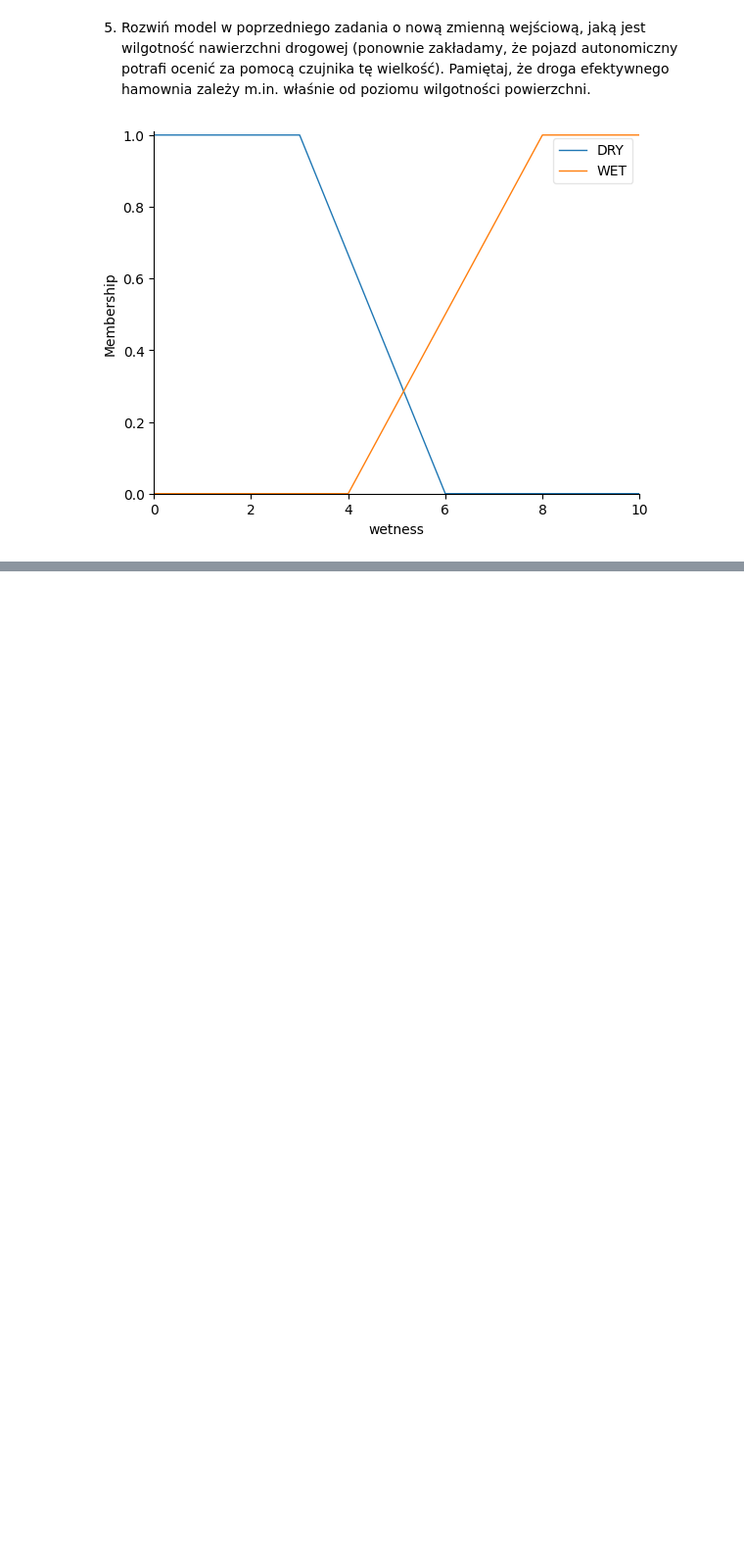
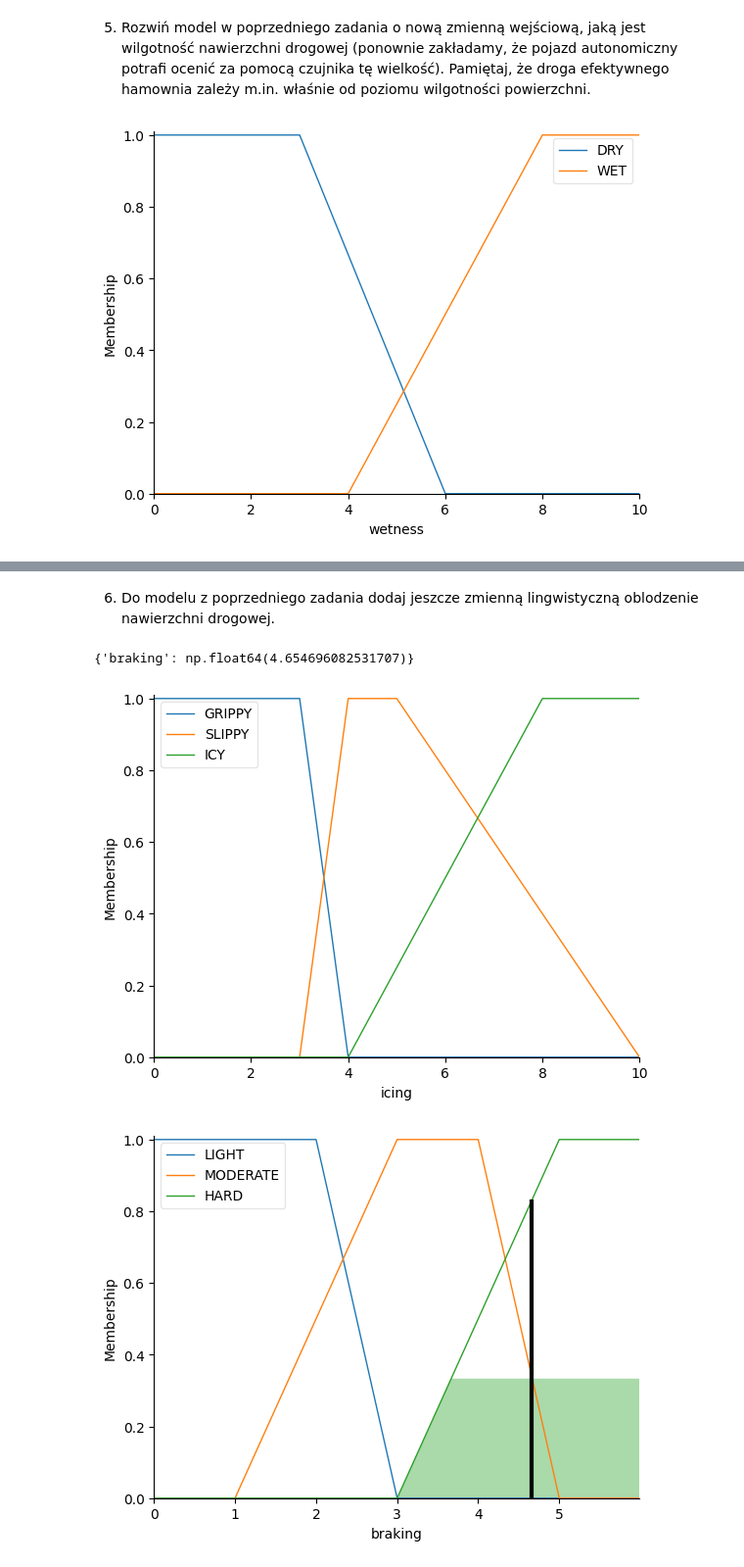
Before and after one commit to pppfkp/systemy_rozmyte, a Jupyter notebook: lab2/tipper.ipynb, the cells around one changed output, grey strips where cells are left out. Shown at 98% size. Cells and saved outputs as stored; diff of their text form; code cells hidden in the pictures; blank space fills up the shorter version.

```diff
--- a/lab2/tipper.ipynb
+++ b/lab2/tipper.ipynb
@@ -140,0 +153,56 @@ print(braking_simulation.output)
+# %% [markdown]
+6. Do modelu z poprzedniego zadania dodaj jeszcze zmienną lingwistyczną oblodzenie nawierzchni
+drogowej.
+# %%
+# zmienna wejściowa
+icing = ctrl.Antecedent(np.arange(0, 11, 1), 'icing')
+# funkcje przynależności do zmiennej wejściowej
+icing['GRIPPY'] = fuzz.trapmf(wetness.universe, [0, 0, 3, 4])
+icing['SLIPPY'] = fuzz.trapmf(wetness.universe, [3, 4, 5, 10])
+icing['ICY'] = fuzz.trapmf(wetness.universe, [4, 8, 10, 10])
+icing.view()
+
+rule1 = ctrl.Rule(wetness['WET'] & distance['EXTREMELY NEAR'] & icing["GRIPPY"], braking['HARD'])
+rule2 = ctrl.Rule(wetness['DRY'] & distance['EXTREMELY NEAR'] & icing["GRIPPY"], braking['HARD'])
+rule3 = ctrl.Rule(wetness['WET'] & distance['NEAR'] & icing["GRIPPY"],  braking['HARD'])
+rule4 = ctrl.Rule(wetness['DRY'] & distance['NEAR'] & icing["GRIPPY"], braking['MODERATE'])
+rule5 = ctrl.Rule(wetness['WET'] & distance['IDEAL'] & icing["GRIPPY"], braking['MODERATE'])
+rule6 = ctrl.Rule(wetness['DRY'] & distance['IDEAL'] & icing["GRIPPY"], braking['LIGHT'])
+rule7 = ctrl.Rule(wetness['WET'] & distance['FAR'] & icing["GRIPPY"], braking['LIGHT'])
+rule8 = ctrl.Rule(wetness['DRY'] & distance['FAR'] & icing["GRIPPY"], braking['LIGHT'])
+rule9 = ctrl.Rule(wetness['WET'] & distance['EXTREMELY NEAR'] & icing["SLIPPY"], braking['HARD'])
+rule10 = ctrl.Rule(wetness['DRY'] & distance['EXTREMELY NEAR'] & icing["SLIPPY"], braking['HARD'])
+rule11 = ctrl.Rule(wetness['WET'] & distance['NEAR'] & icing["SLIPPY"], braking['HARD'])
+rule12 = ctrl.Rule(wetness['DRY'] & distance['NEAR'] & icing["SLIPPY"], braking['HARD'])
+rule13 = ctrl.Rule(wetness['WET'] & distance['IDEAL'] & icing["SLIPPY"], braking['MODERATE'])
+rule14= ctrl.Rule(wetness['DRY'] & distance['IDEAL']  & icing["SLIPPY"], braking['LIGHT'])
+rule15 = ctrl.Rule(wetness['WET'] & distance['FAR']  & icing["SLIPPY"], braking['LIGHT'])
+rule16 = ctrl.Rule(wetness['DRY'] & distance['FAR'] & icing["SLIPPY"], braking['LIGHT'])
+rule17 = ctrl.Rule(wetness['WET'] & distance['EXTREMELY NEAR'] & icing["ICY"], braking['HARD'])
+rule18 = ctrl.Rule(wetness['DRY'] & distance['EXTREMELY NEAR'] & icing["ICY"], braking['HARD'])
+rule19 = ctrl.Rule(wetness['WET'] & distance['NEAR'] & icing["ICY"], braking['HARD'])
+rule20 = ctrl.Rule(wetness['DRY'] & distance['NEAR'] & icing["ICY"], braking['HARD'])
+rule21 = ctrl.Rule(wetness['WET'] & distance['IDEAL'] & icing["ICY"], braking['MODERATE'])
+rule22 = ctrl.Rule(wetness['DRY'] & distance['IDEAL'] & icing["ICY"], braking['LIGHT'])
+rule23 = ctrl.Rule(wetness['WET'] & distance['FAR'] & icing["ICY"], braking['LIGHT'])
+rule24 = ctrl.Rule(wetness['DRY'] & distance['FAR'] & icing["ICY"], braking['LIGHT'])
+
+braking_ctrl = ctrl.ControlSystem([rule1, rule2, rule3, rule4, rule5, rule6, rule7, rule8, rule9, rule10, rule11, rule12, rule13, rule14, rule15, rule16, rule17, rule18, rule19, rule20, rule21, rule22, rule23, rule24])
+# symulacja działania sterownika
+braking_simulation = ctrl.ControlSystemSimulation(braking_ctrl)
+
+# ustalamy wejście ostre (crisp)
+braking_simulation.input['distance'] = 40
+braking_simulation.input['wetness'] = 5
+braking_simulation.input['icing'] = 5
+# fuzzyfikacja wejścia ostrego - zamiana go na wejście rozmyte
+# podstawienie rozmytego wejścia do reguł
+# odczytanie z reguł rozmytego wyjścia
+# defuzzyfikacja zmiennej wyjściowej
+braking_simulation.compute()
+braking.view(sim=braking_simulation)
+print(braking_simulation.output)
+# %% [output]
+{'braking': np.float64(4.654696082531707)}
+[figure, added]
+[figure, added]
```
Also changed, not shown: parts of 6 cells of this notebook.
